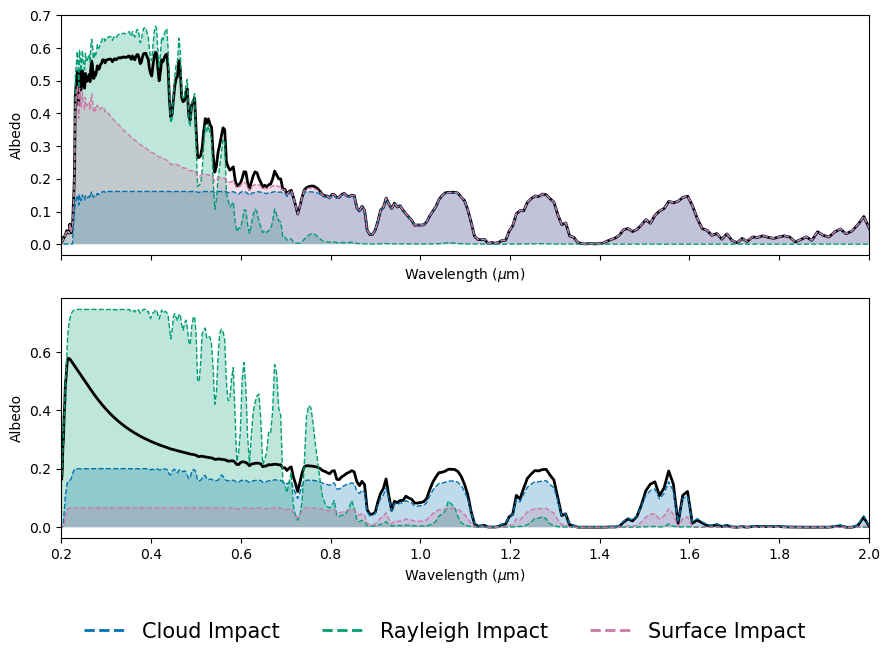
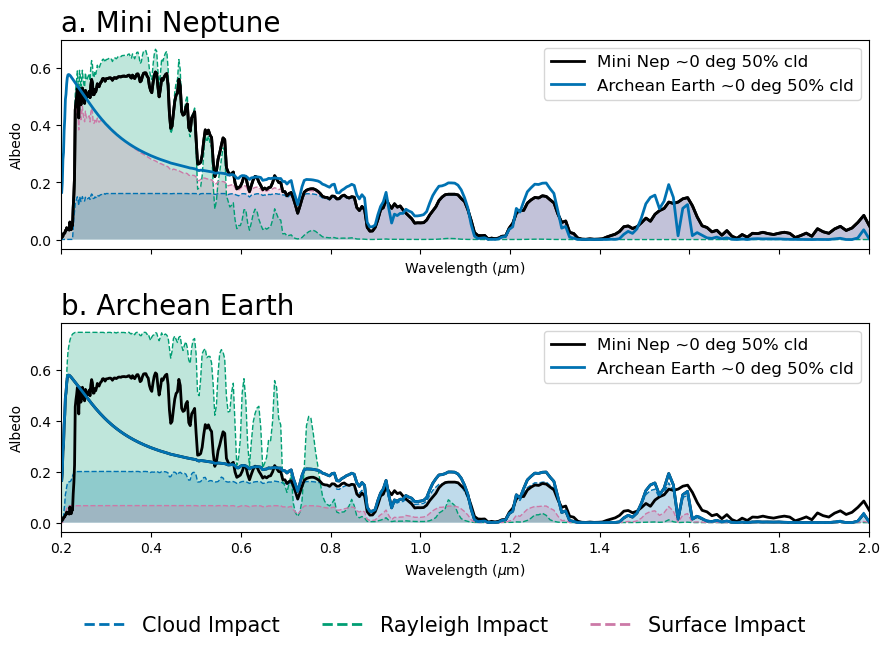
The change to this notebook cell's code, shown as a diff; its figure went from the first image to the second:
--- before
+++ after
@@ -1,3 +1,8 @@
 # AAS two-column width = 7.25 in; ~2.2 in per panel is comfortable for 4 panels
+
+wno_all_SIMPLE = [wno_H2HeRich, wno_ArcheanEarth_phase0deg]
+alb_all_SIMPLE = [alb_H2HeRich, alb_ArcheanEarth_phase0deg]
+inputs_all_Archean_MinNep_Simple = [None, None]
+legend_label_all_Archean_MinNep_Simple = ['Mini Nep ~0 deg 50% cld', 'Archean Earth ~0 deg 50% cld']
 
 #Figure 1a:
@@ -18,4 +23,9 @@
 plot_reflected_spectrum_final(wno=wno_all_H2HeRich_MinNep,     alb=alb_all_H2HeRich_MinNep,     inputs=inputs_all_H2HeRich_MinNep,     legend_label=legend_label_all_H2HeRich_MinNep, dashed_indices=[1,2,3], fill_indices=[1,2,3], ax1=axes[0], use_patch_legend=False, colors=WONG3, show_legend=False, show_xlabel=True)
 plot_reflected_spectrum_final(wno=wno_all_archeanearth,         alb=alb_all_archeanearth,         inputs=inputs_all_archeanearth,         legend_label=legend_label_all_archeanearth, dashed_indices=[1,2,3], fill_indices=[1,2,3], ax1=axes[1], use_patch_legend=False, colors=WONG3, show_legend=False, show_xlabel=True)
+plot_reflected_spectrum_final(wno=wno_all_SIMPLE,     alb=alb_all_SIMPLE,     inputs=inputs_all_Archean_MinNep_Simple,     legend_label=legend_label_all_Archean_MinNep_Simple, dashed_indices=None, fill_indices=None, ax1=axes[0], use_patch_legend=False, colors=WONG3, show_legend=True, show_xlabel=True)
+plot_reflected_spectrum_final(wno=wno_all_SIMPLE,         alb=alb_all_SIMPLE,         inputs=inputs_all_Archean_MinNep_Simple,         legend_label=legend_label_all_Archean_MinNep_Simple, dashed_indices=None, fill_indices=None, ax1=axes[1], use_patch_legend=False, colors=WONG3, show_legend=True, show_xlabel=True)
+
+axes[0].set_title("a. Mini Neptune", loc='left', fontsize=20)
+axes[1].set_title("b. Archean Earth", loc='left', fontsize=20)
 
 # Code to check elaboration in paper of certain features

Commit: Updated scripts for RLS to pull from _v2 opacities, also updated instructions of installing an environment that works for grids and RLS calculations.